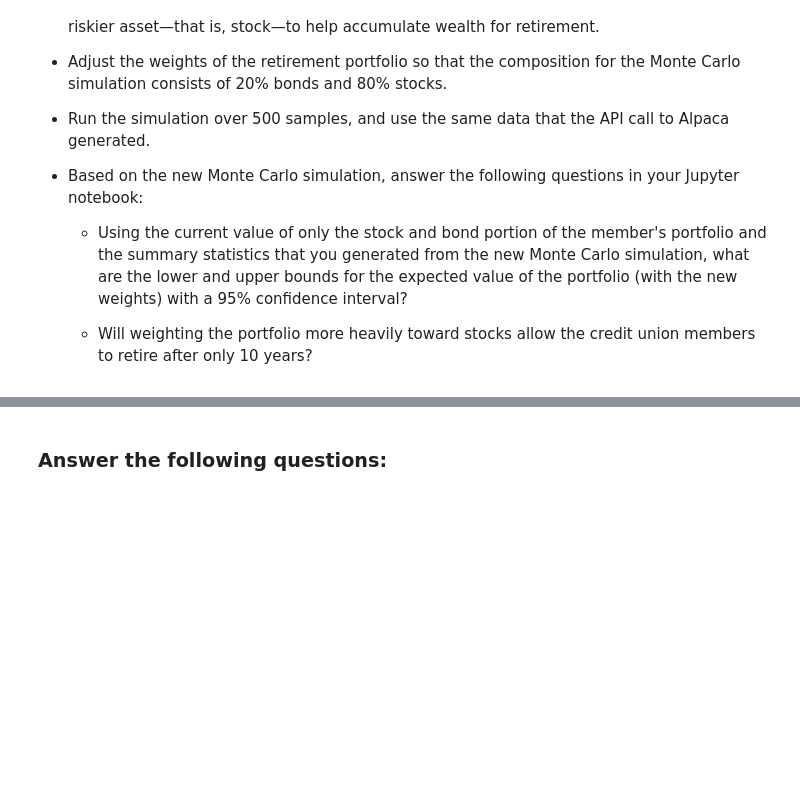
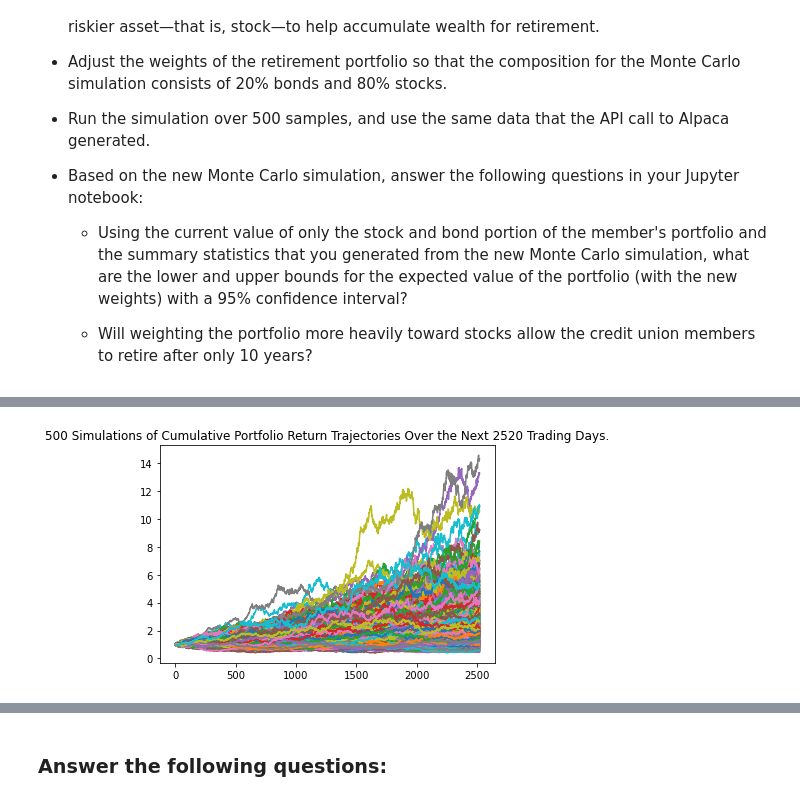
Before and after one commit to dboyne3/ModuleChallenge_5, a Jupyter notebook: financial_planning_tools.ipynb, the cells around one changed output, grey strips where cells are left out. Cells and saved outputs as stored; diff of their text form; code cells hidden in the pictures; blank space fills up the shorter version.

```diff
--- a/financial_planning_tools.ipynb
+++ b/financial_planning_tools.ipynb
@@ -511,7 +611,11 @@ For this new Monte Carlo simulation, do the following:
 # Configure a Monte Carlo simulation to forecast 10 years cumulative returns
 # The weights should be split 20% to AGG and 80% to SPY.
 # Run 500 samples.
-# YOUR CODE HERE
-
+MC_10 = MCSimulation(
+    portfolio_data= three_year_pricing_df,
+    weights=[.20,.80],
+    num_simulation=500,
+    num_trading_days=252 * 10
+)
 # Review the simulation input data
-# YOUR CODE HERE
+MC_10.portfolio_data.head()
@@ -521,7 +658,9 @@ For this new Monte Carlo simulation, do the following:
 # %%
 # Visualize the 10-year Monte Carlo simulation by creating an
 # overlay line plot
-# YOUR CODE HERE
+MC_10_line_plot = MC_10.plot_simulation()
+# %% [output]
+[figure, added]
 # %%
 # Visualize the probability distribution of the 10-year Monte Carlo simulation
 # by plotting a histogram
```
Also changed, not shown: parts of 32 cells of this notebook.
